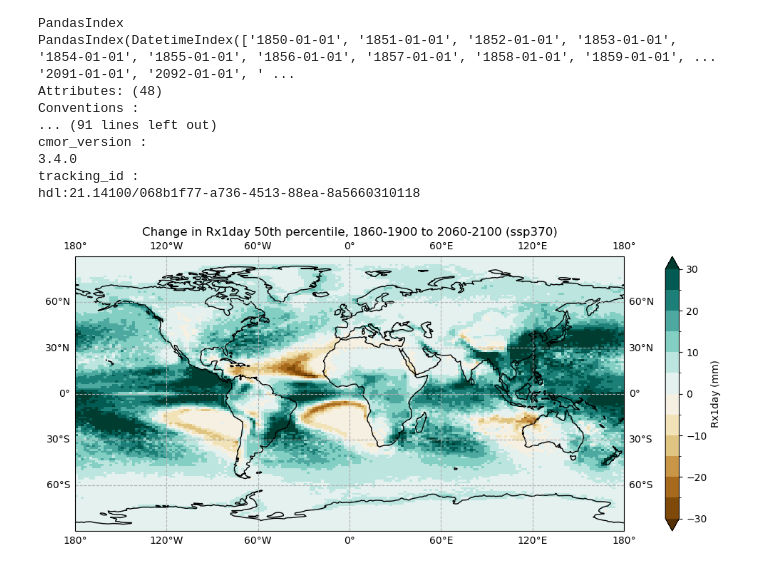
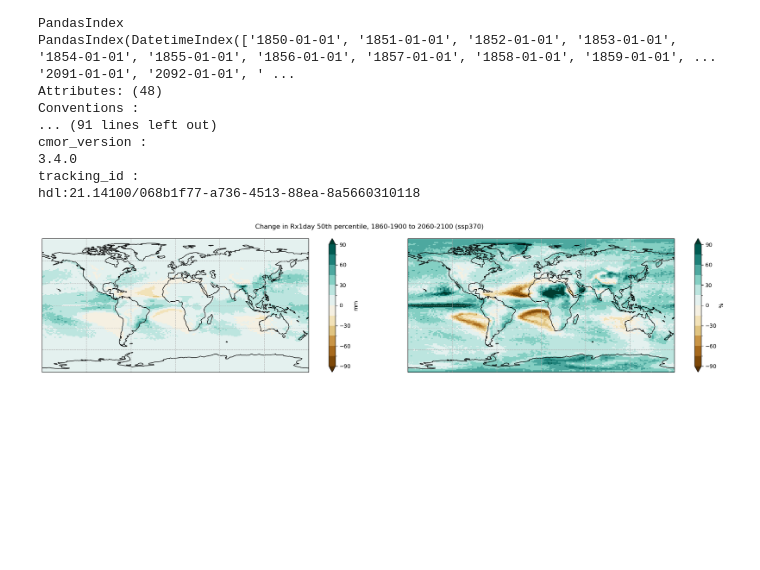
Before and after one commit to DamienIrving/treasury, a Jupyter notebook: rx1day_spatial.ipynb, the cells around one changed output. Drawn from its saved outputs; the diff is of its cells as text; code cells hidden in the pictures; blank space fills up the shorter version.

Commit message:
Add diff plot

```diff
--- a/rx1day_spatial.ipynb
+++ b/rx1day_spatial.ipynb
@@ -77,3 +76,4 @@ future_90pctl = future_90pctl.compute()
 # %%
 change_50pctl = future_50pctl - baseline_50pctl
+change_50pctl_pct = (change_50pctl / baseline_50pctl) * 100
 # %%
@@ -81,22 +85,39 @@ change_90pctl = future_90pctl - baseline_90pctl
+# %%
+levels_mm = np.arange(-90, 91, 15)
+levels_pct = np.arange(-90, 91, 15)
 # %%
-fig = plt.figure(figsize=[15, 5])
-ax = fig.add_subplot(111, projection=ccrs.PlateCarree())
+fig = plt.figure(figsize=[20, 4])
 
+ax1 = fig.add_subplot(121, projection=ccrs.PlateCarree())
 change_50pctl.plot(
-    ax=ax,
+    ax=ax1,
     transform=ccrs.PlateCarree(),
     cmap='BrBG',
-    levels=[-30, -25, -20, -15, -10, -5, 0, 5, 10, 15, 20, 25, 30],
+    levels=levels_mm,
     extend='both',
-    cbar_kwargs={"label": 'Rx1day (mm)'},
+    cbar_kwargs={"label": 'mm'},
 )
+ax1.coastlines()
+ax1.gridlines(linestyle="--", draw_labels=False)
+ax1.set_title('')
 
-ax.coastlines()
-#ax.set_extent([180, 300, 30, 70], crs=ccrs.PlateCarree(central_longitude=0))
-#ax.add_feature(cartopy.feature.BORDERS)
-ax.gridlines(linestyle="--", draw_labels=True)
-plt.title('Change in Rx1day 50th percentile, 1860-1900 to 2060-2100 (ssp370)')
+ax2 = fig.add_subplot(122, projection=ccrs.PlateCarree())
+change_50pctl_pct.plot(
+    ax=ax2,
+    transform=ccrs.PlateCarree(),
+    cmap='BrBG',
+    levels=levels_pct,
+    extend='both',
+    cbar_kwargs={"label": '%'},
+)
+ax2.coastlines()
+ax2.gridlines(linestyle="--", draw_labels=False)
+ax2.set_title('')
+
+plt.suptitle('Change in Rx1day 50th percentile, 1860-1900 to 2060-2100 (ssp370)')
+plt.tight_layout()
+plt.subplots_adjust(wspace=-0.1)
 plt.show()
 # %% [output]
-[figure, old version]
+[figure, new version]
 # %%
```
Also changed, not shown: parts of 9 cells of this notebook.
